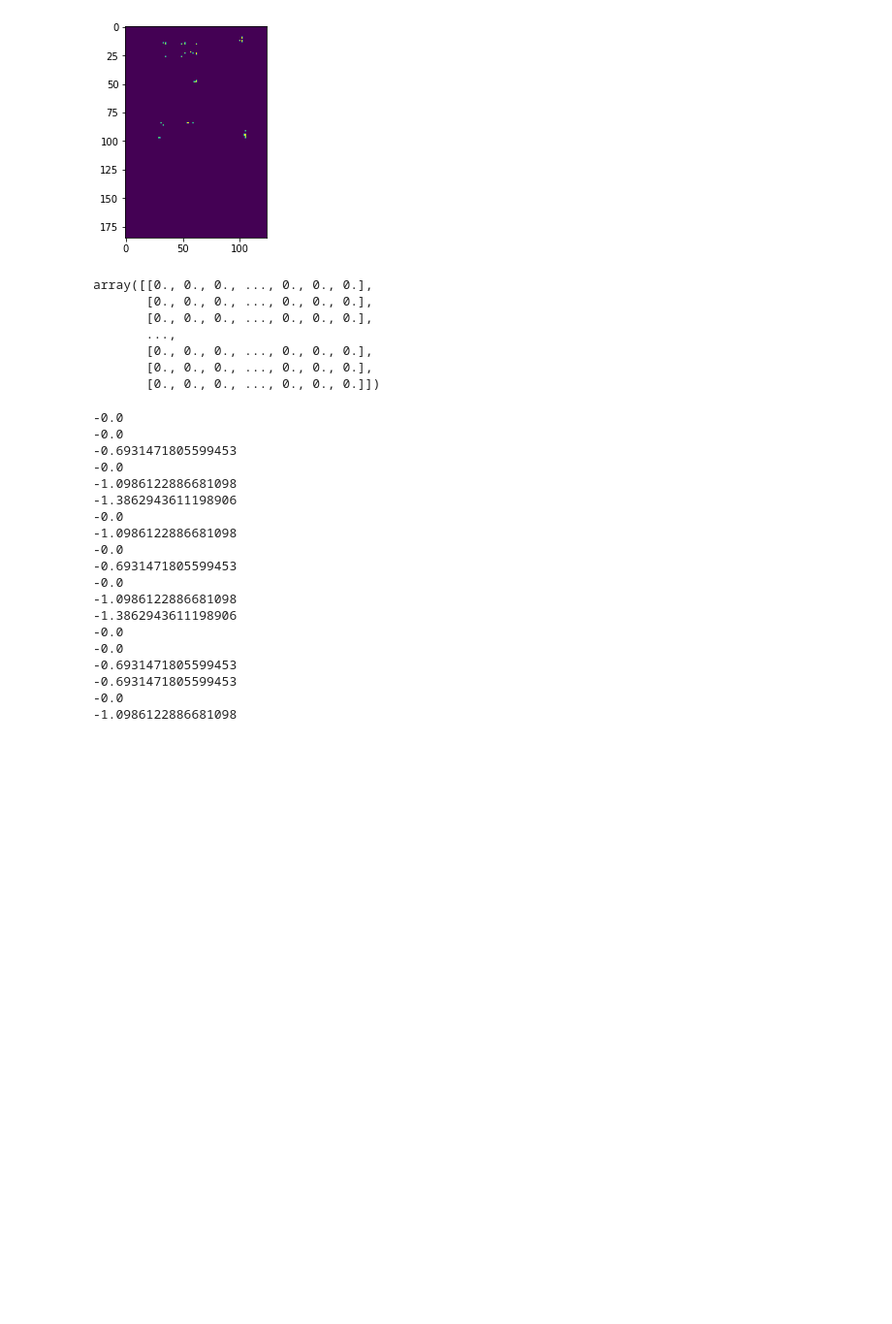
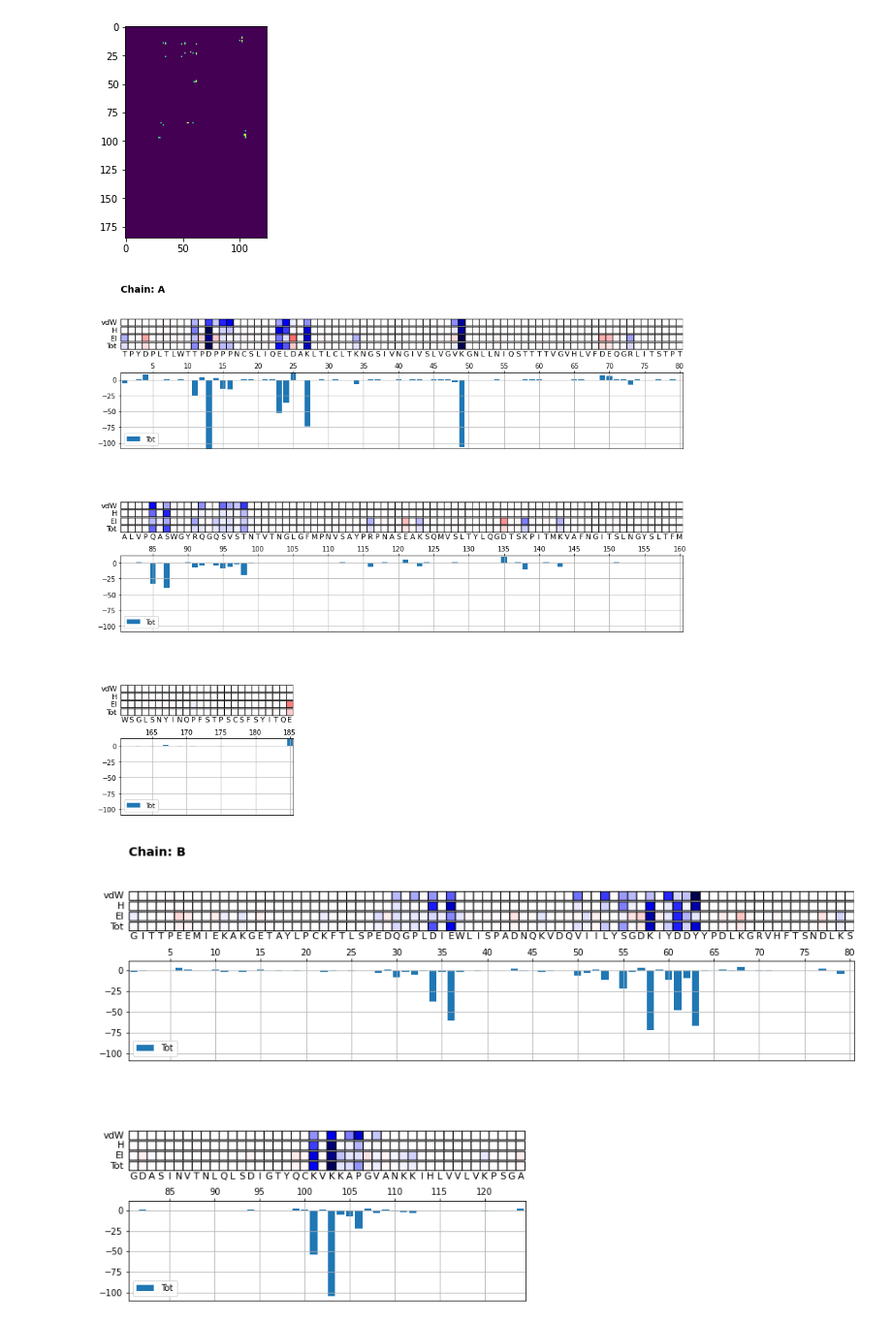
Before and after one commit to luigigenovese/BigDFT-nb, a Jupyter notebook: ConnectivityMatrix.ipynb, the cells around one changed output. Shown: that part at 97% size. Saved outputs shown, nothing was run; the diff lists cells and outputs as text; code cells hidden in the pictures; blank space fills up the shorter version.

```diff
--- a/ConnectivityMatrix.ipynb
+++ b/ConnectivityMatrix.ipynb
@@ -41,13 +50,3 @@ ax.imshow(cm)
 # %% [output]
 <matplotlib.image.AxesImage at 0x...>
 [figure]
-# %%
-cm
-# %% [output]
-array([[0., 0., 0., ..., 0., 0., 0.],
-       [0., 0., 0., ..., 0., 0., 0.],
-       [0., 0., 0., ..., 0., 0., 0.],
-       ...,
-       [0., 0., 0., ..., 0., 0., 0.],
-       [0., 0., 0., ..., 0., 0., 0.],
-       [0., 0., 0., ..., 0., 0., 0.]])
@@ -60,25 +53,15 @@ from numpy import log
-# %%
-for ll in cm:
-  if sum(ll) == 0:
-    continue
-  print(-gamma*(log(sum(ll)/alpha)))
-# %% [output]
--0.0
--0.0
--0.6931471805599453
--0.0
--1.0986122886681098
--1.3862943611198906
--0.0
--1.0986122886681098
--0.0
--0.6931471805599453
--0.0
--1.0986122886681098
--1.3862943611198906
--0.0
--0.0
--0.6931471805599453
--0.6931471805599453
--0.0
--1.0986122886681098
+# %%
+def display_structure(sys):
+  cd = sys.colordict()
+  from BigDFT.Interop import DNAviewerInterop as D
+  return D.display_records(D.sys_into_records(structure,features={
+      'Tot':'total_interactions',
+      'El':'electrostatic_interactions',
+      'H':'contact_interactions',
+      'vdW':'dispersion_interactions'
+      },field_vals={'Tot':'total_interactions'}))
+# %%
+_=display_structure(structure)
+# %% [output]
+[figure, added]
+[figure, added]
```
Also changed, not shown: parts of 8 cells of this notebook.
